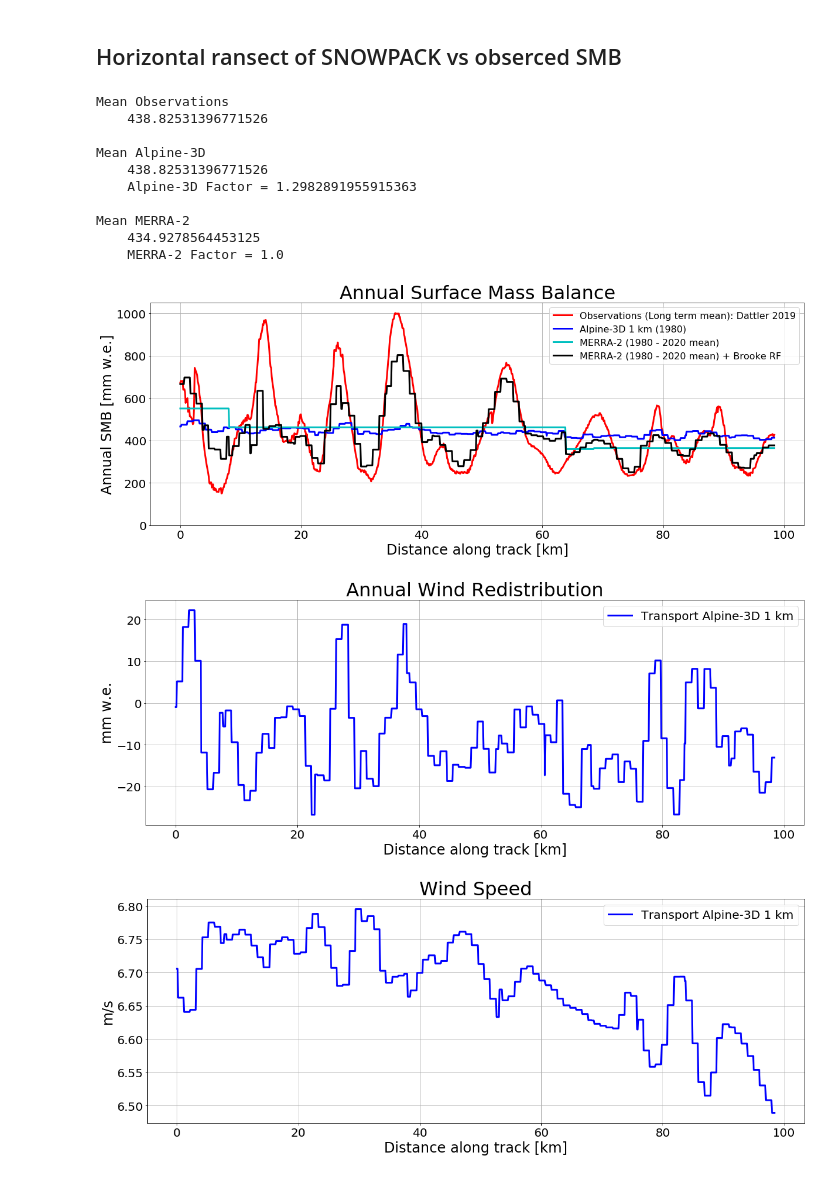
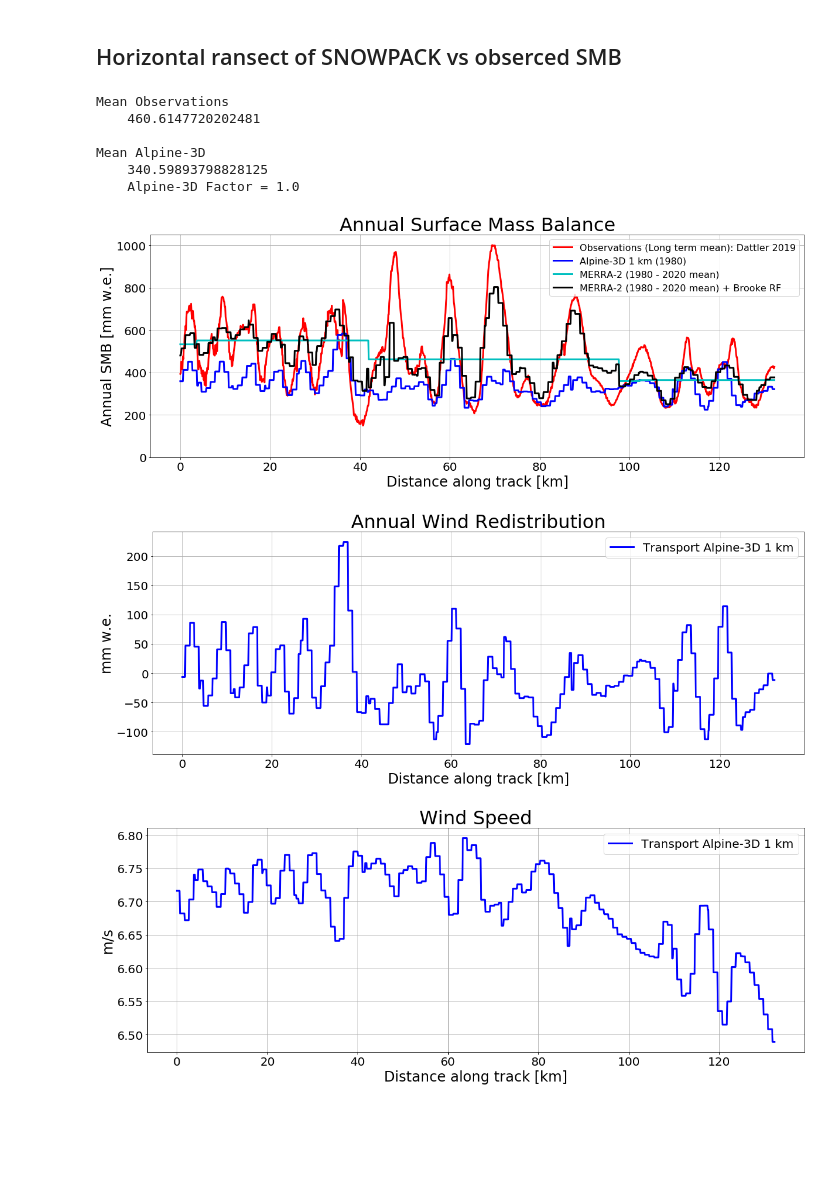
Before and after one commit to EricKeenan/SNOWPACK_WAIS, a Jupyter notebook: analysis/Modelled_vs_observed_SMB.ipynb, the cells around one changed output. Drawn from its saved outputs; the diff is of its cells as text; code cells hidden in the pictures; blank space fills up the shorter version.

```diff
--- a/analysis/Modelled_vs_observed_SMB.ipynb
+++ b/analysis/Modelled_vs_observed_SMB.ipynb
@@ -343,7 +343,7 @@ for j in range(0, len(big_diff[0])-1):
 ## Horizontal ransect of SNOWPACK vs obserced SMB
 # %%
 # Indices to plot
-ind0 = 1000
+ind0 = 660 # I've typically done 1000:2000
 indf = 2000
 indices = np.arange(ind0, indf)
 
@@ -356,14 +356,14 @@ indices = np.arange(ind0, indf)
 # snowpack_factor = hy / len(ds['time'])
 
 # Have the same mean as observations
-snowpack_factor = 1000 * obs_accumulation[indices].mean() / SNOWPACK_SMB[indices].mean()
-# M2_factor = 1000 * obs_accumulation[indices].mean() / M2_obs[indices].mean()
+# snowpack_factor = 1000 * obs_accumulation[indices].mean() / SNOWPACK_SMB[indices].mean()
+M2_factor = 1000 * obs_accumulation[indices].mean() / M2_obs[indices].mean()
 # R2_factor = 1000 * obs_accumulation[indices].mean() / R2_obs[indices].mean()
 # MAR_factor = 1000 * obs_accumulation[indices].mean() / MAR_obs[indices].mean()
 # gradient_factor = 1000 * obs_accumulation[indices].mean() / topo_gradient.mean()
 
 # # Constant factor
-# snowpack_factor = 1
+snowpack_factor = 1
 M2_factor = 1
 R2_factor = 1
 MAR_factor = 1
@@ -458,47 +458,43 @@ plt.title("Wind Speed", fontsize=32)
 
 # # Plot elevation
 # plt.figure(figsize=(15,5))
 # plt.plot(dat, gradient_factor * topo_gradient, label="Elevation")
 # plt.xlabel("Distance along track [km]")
 # plt.ylabel("Elevation [m]")
 
 # Print mean along track
 print("Mean Observations")
 print("    " + str(1000 * obs_accumulation[indices].mean()))
 print()
 
 print("Mean Alpine-3D")
 print("    " + str(float(snowpack_factor*SNOWPACK_SMB[indices].mean().values)))
 print("    Alpine-3D Factor = " + str(float(snowpack_factor)))
 print()
 
-print("Mean MERRA-2")
-print("    " + str(float(M2_factor*M2_obs[indices].mean())))
-print("    MERRA-2 Factor = " + str(float(M2_factor)))
-print()
+# print("Mean MERRA-2")
+# print("    " + str(float(M2_factor*M2_obs[indices].mean())))
+# print("    MERRA-2 Factor = " + str(float(M2_factor)))
+# print()
 
 # print("Mean RACMO2")
 # print("    " + str(R2_factor*np.mean(R2_obs[indices])))
 # print("    RACMO2 Factor = " + str(R2_factor))
 # print()
 
 # print("Mean MAR")
 # print("    " + str(MAR_factor*np.mean(MAR_obs[indices])))
 # print("    MAR Factor = " + str(MAR_factor))
 # %% [output]
 Mean Observations
-    438.82531396771526
+    460.6147720202481
 
 Mean Alpine-3D
-    438.82531396771526
-    Alpine-3D Factor = 1.2982891955915363
-
-Mean MERRA-2
-    434.9278564453125
-    MERRA-2 Factor = 1.0
+    340.59893798828125
+    Alpine-3D Factor = 1.0
-[figure, old version]
+[figure, new version]
-[figure, old version]
+[figure, new version]
-[figure, old version]
+[figure, new version]
 # %%
 # Perform running average onto standard 1 km grid
 spacing = 10
```
Also changed, not shown: parts of 3 cells of this notebook, 3 other files.
